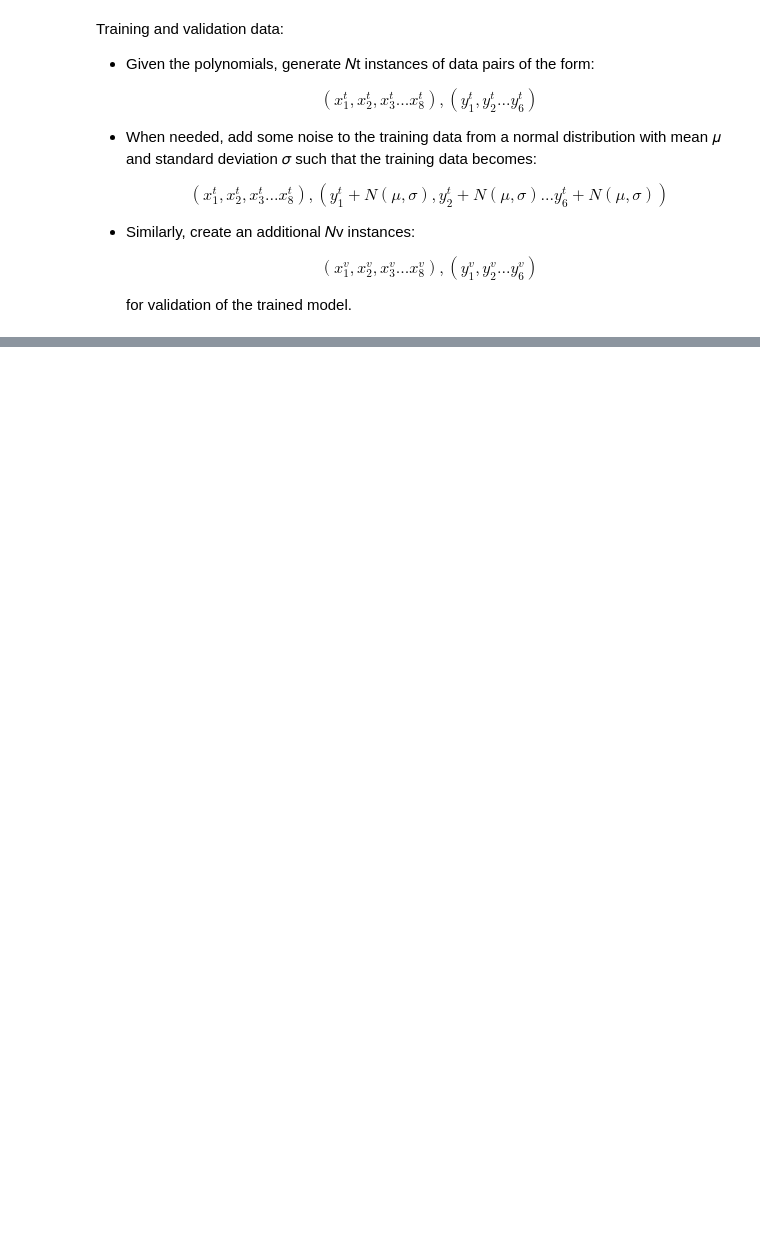
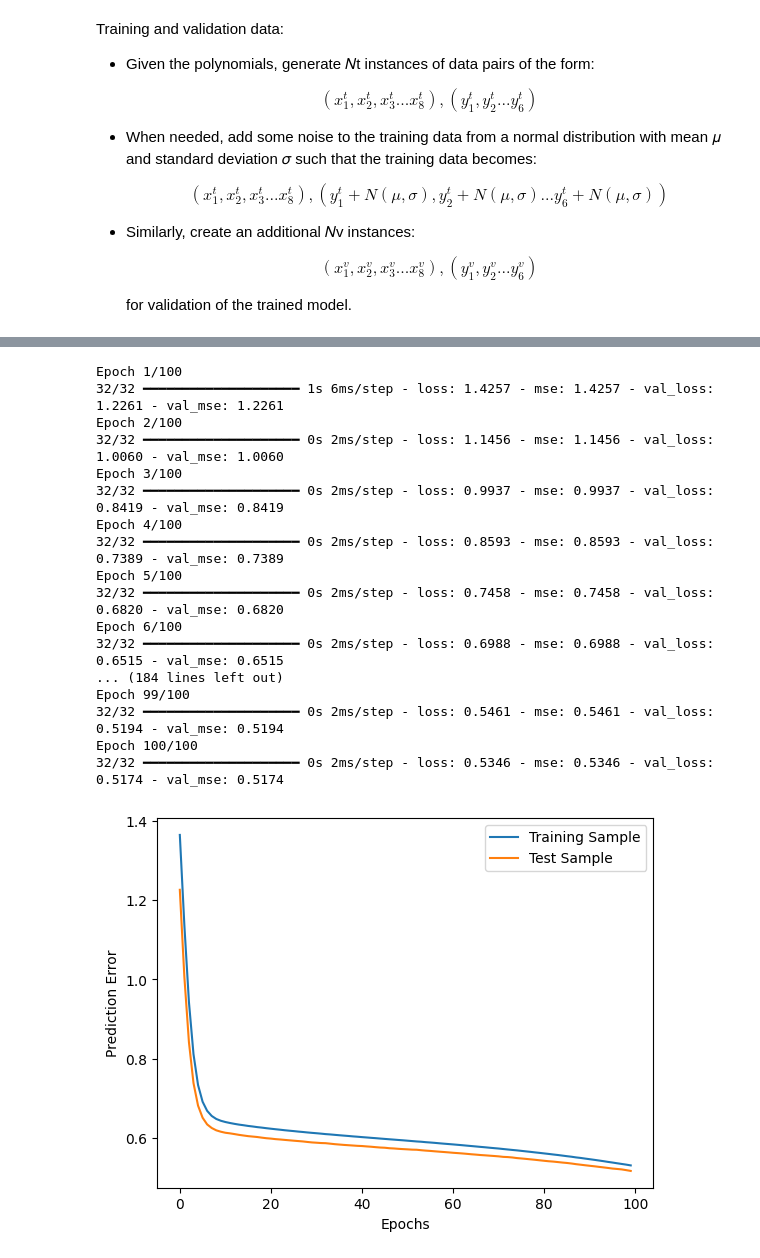
Before and after one commit to Berkin99/DeepLearning, a Jupyter notebook: Homework1/src/homework1.ipynb, the cells around one changed output, grey strips where cells are left out. Cells and saved outputs as stored; diff of their text form; code cells hidden in the pictures; blank space fills up the shorter version.

```diff
--- a/Homework1/src/homework1.ipynb
+++ b/Homework1/src/homework1.ipynb
@@ -62,0 +62,13 @@ IndentationError: expected an indented block after function definition on line 2
+# %%
+# Model training
+Nt = 1000
+Nv = 1000
+noiseMean = 0.0
+noiseStddev = 0.001
+
+xt = np.random.random((Nt, 8)).tolist() # Training Input array
+yt = dataGenerator(xt, function, Nt)    # Training Output array
+yt = noiseGenerator(yt, noiseMean, noiseStddev)
+
+xv = np.random.random((Nv, 8)).tolist() # Validation Input array
+yv = dataGenerator(xv, function, Nv)    # Validation Output array
@@ -62,0 +84,56 @@ IndentationError: expected an indented block after function definition on line 2
+# %%
+from tensorflow.keras.models import Sequential
+from tensorflow.keras.layers import Dense
+from tensorflow.keras.optimizers import SGD
+import matplotlib.pyplot as plt
+
+epochs = 100
+learningRate = 0.05
+model = Sequential()
+
+model.add(Dense(6, input_shape=(8,), activation='relu'))
+model.add(Dense(6, activation='relu'))
+model.add(Dense(6, activation='relu'))
+
+model.add(Dense(6, activation='linear')) # Output layer : 6 neuron, linear
+
+# Compile
+sgd = SGD(learning_rate=learningRate)
+model.compile(optimizer=sgd, loss='mse', metrics=['mse'])
+
+# Train
+history = model.fit(
+    np.array(xt),
+    np.array(yt),
+    validation_data=(np.array(xv), np.array(yv)),
+    epochs=epochs,
+    batch_size=32,
+    verbose=1
+)
+
+# Plot
+plt.plot(history.history['mse'], label='Training Sample')
+plt.plot(history.history['val_mse'], label='Test Sample')
+plt.xlabel('Epochs')
+plt.ylabel('Prediction Error')
+plt.legend()
+plt.show()
+# %% [output]
+Epoch 1/100
+32/32 ━━━━━━━━━━━━━━━━━━━━ 1s 6ms/step - loss: 1.4257 - mse: 1.4257 - val_loss: 1.2261 - val_mse: 1.2261
+Epoch 2/100
+32/32 ━━━━━━━━━━━━━━━━━━━━ 0s 2ms/step - loss: 1.1456 - mse: 1.1456 - val_loss: 1.0060 - val_mse: 1.0060
+Epoch 3/100
+32/32 ━━━━━━━━━━━━━━━━━━━━ 0s 2ms/step - loss: 0.9937 - mse: 0.9937 - val_loss: 0.8419 - val_mse: 0.8419
+Epoch 4/100
+32/32 ━━━━━━━━━━━━━━━━━━━━ 0s 2ms/step - loss: 0.8593 - mse: 0.8593 - val_loss: 0.7389 - val_mse: 0.7389
+Epoch 5/100
+32/32 ━━━━━━━━━━━━━━━━━━━━ 0s 2ms/step - loss: 0.7458 - mse: 0.7458 - val_loss: 0.6820 - val_mse: 0.6820
+Epoch 6/100
+32/32 ━━━━━━━━━━━━━━━━━━━━ 0s 2ms/step - loss: 0.6988 - mse: 0.6988 - val_loss: 0.6515 - val_mse: 0.6515
+... (184 lines left out)
+Epoch 99/100
+32/32 ━━━━━━━━━━━━━━━━━━━━ 0s 2ms/step - loss: 0.5461 - mse: 0.5461 - val_loss: 0.5194 - val_mse: 0.5194
+Epoch 100/100
+32/32 ━━━━━━━━━━━━━━━━━━━━ 0s 2ms/step - loss: 0.5346 - mse: 0.5346 - val_loss: 0.5174 - val_mse: 0.5174
+[figure, added]
```
Also changed, not shown: parts of 6 cells of this notebook, 1 other file.
